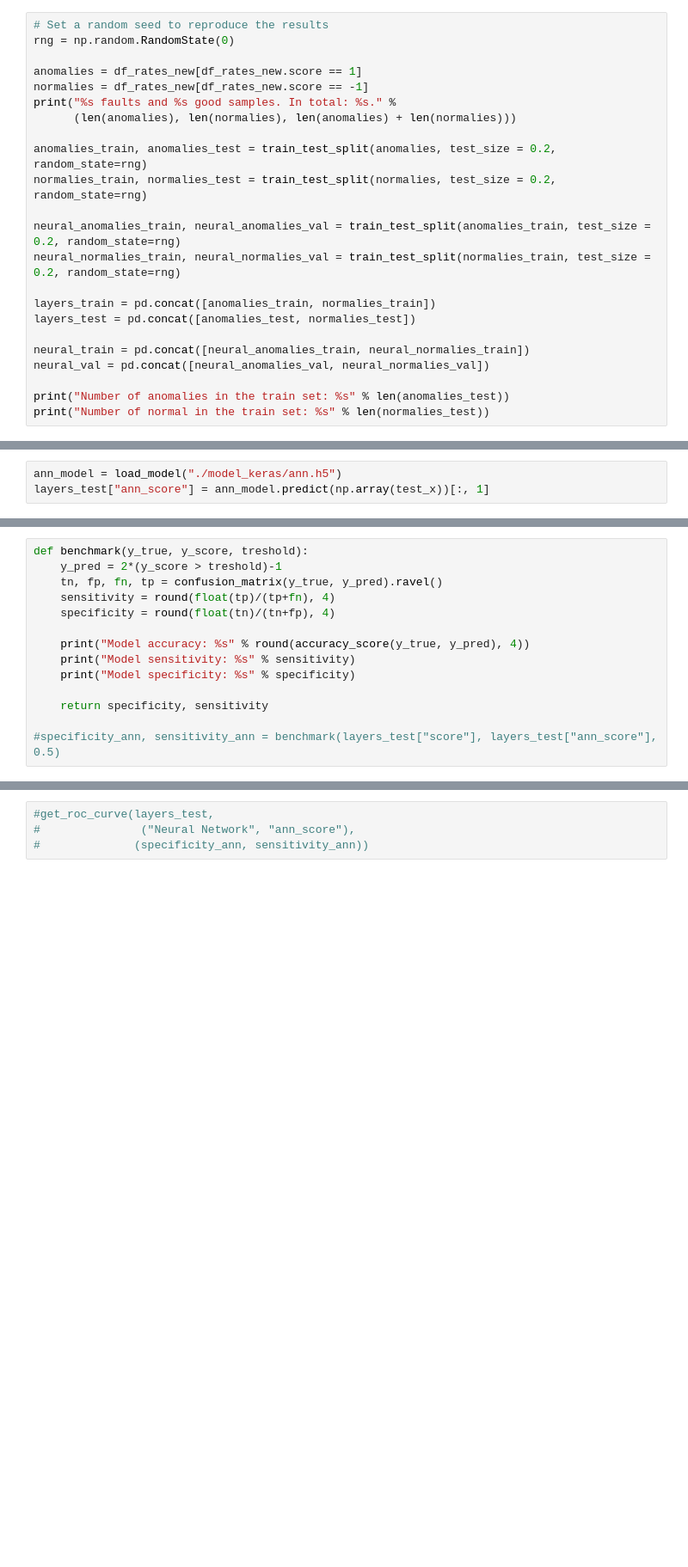
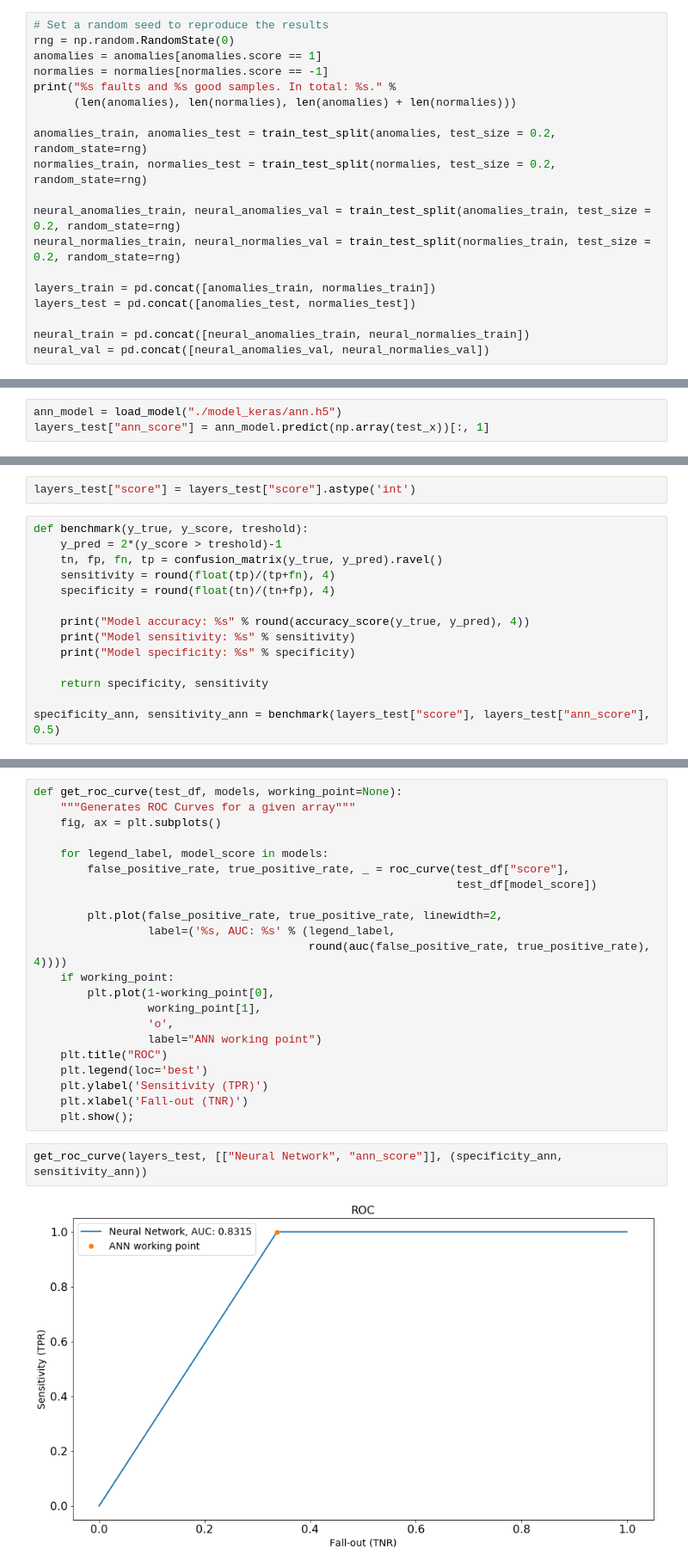
Before and after one commit to merveince92/RPCTriggerRateMonitoringWithML, a Jupyter notebook: inst_lumi_extractor.ipynb, the cells around one changed output, grey strips where cells are left out. Shown at 86% size. Cells and saved outputs as stored; diff of their text form; blank space fills up the shorter version.

```diff
--- a/inst_lumi_extractor.ipynb
+++ b/inst_lumi_extractor.ipynb
@@ -485,9 +650,8 @@ Creating train and test samples:
 # %%
 # Set a random seed to reproduce the results
 rng = np.random.RandomState(0)
-
-anomalies = df_rates_new[df_rates_new.score == 1]
-normalies = df_rates_new[df_rates_new.score == -1]
+anomalies = anomalies[anomalies.score == 1]
+normalies = normalies[normalies.score == -1]
 print("%s faults and %s good samples. In total: %s." %
       (len(anomalies), len(normalies), len(anomalies) + len(normalies)))
 
@@ -502,6 +666,3 @@ layers_test = pd.concat([anomalies_test, normalies_test])
 
 neural_train = pd.concat([neural_anomalies_train, neural_normalies_train])
 neural_val = pd.concat([neural_anomalies_val, neural_normalies_val])
-
-print("Number of anomalies in the train set: %s" % len(anomalies_test))
-print("Number of normal in the train set: %s" % len(normalies_test))
@@ -604,3 +779,5 @@ layers_test["ann_score"] = ann_model.predict(np.array(test_x))[:, 1]
+# %%
+layers_test["score"] = layers_test["score"].astype('int')
 # %%
 def benchmark(y_true, y_score, treshold):
     y_pred = 2*(y_score > treshold)-1
@@ -614,4 +791,4 @@ def benchmark(y_true, y_score, treshold):
 
     return specificity, sensitivity
 
-#specificity_ann, sensitivity_ann = benchmark(layers_test["score"], layers_test["ann_score"], 0.5)
+specificity_ann, sensitivity_ann = benchmark(layers_test["score"], layers_test["ann_score"], 0.5)
@@ -618,4 +799,26 @@ def benchmark(y_true, y_score, treshold):
+# %%
+def get_roc_curve(test_df, models, working_point=None):
+    """Generates ROC Curves for a given array"""
+    fig, ax = plt.subplots()
+
+    for legend_label, model_score in models:
+        false_positive_rate, true_positive_rate, _ = roc_curve(test_df["score"],
+                                                               test_df[model_score])
+
+        plt.plot(false_positive_rate, true_positive_rate, linewidth=2,
+                 label=('%s, AUC: %s' % (legend_label,
+                                         round(auc(false_positive_rate, true_positive_rate), 4))))
+    if working_point:
+        plt.plot(1-working_point[0],
+                 working_point[1],
+                 'o',
+                 label="ANN working point")
+    plt.title("ROC")
+    plt.legend(loc='best')
+    plt.ylabel('Sensitivity (TPR)')
+    plt.xlabel('Fall-out (TNR)')
+    plt.show();
 # %%
-#get_roc_curve(layers_test,
-#               ("Neural Network", "ann_score"),
-#              (specificity_ann, sensitivity_ann))
+get_roc_curve(layers_test, [["Neural Network", "ann_score"]], (specificity_ann, sensitivity_ann))
+# %% [output]
+[figure, added]
```
Also changed, not shown: parts of 19 cells of this notebook.
